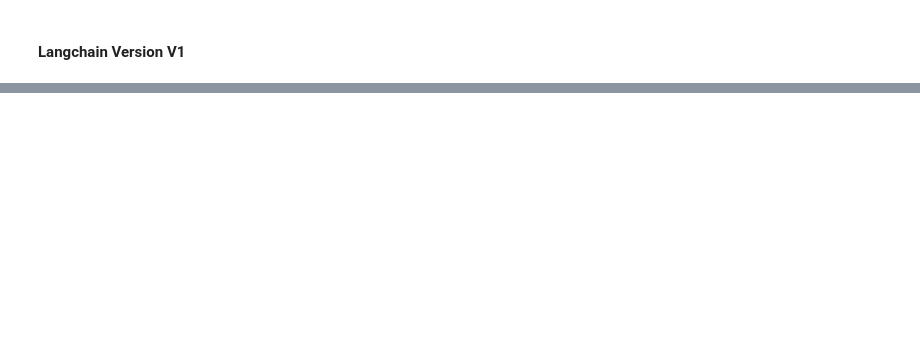
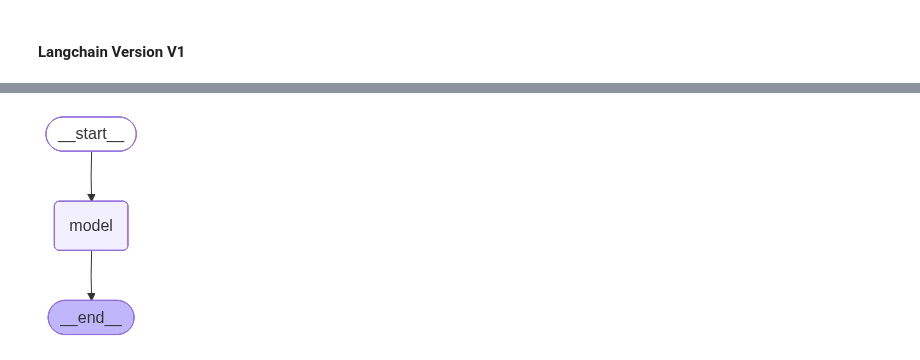
Before and after one commit to himanshu231015/python_LLM, a Jupyter notebook: 8-Updated_Langchain/8.1-langchainIntro.ipynb, the cells around one changed output, grey strips where cells are left out. Cells and saved outputs as stored; diff of their text form; code cells hidden in the pictures; blank space fills up the shorter version.

```diff
--- a/8-Updated_Langchain/8.1-langchainIntro.ipynb
+++ b/8-Updated_Langchain/8.1-langchainIntro.ipynb
@@ -58,0 +23,4 @@ ImportError: cannot import name 'create_agent' from 'langchain.agents' (c:\Users
+# %%
+agent
+# %% [output]
+[figure, added]
```
Also changed, not shown: parts of 14 cells of this notebook.
